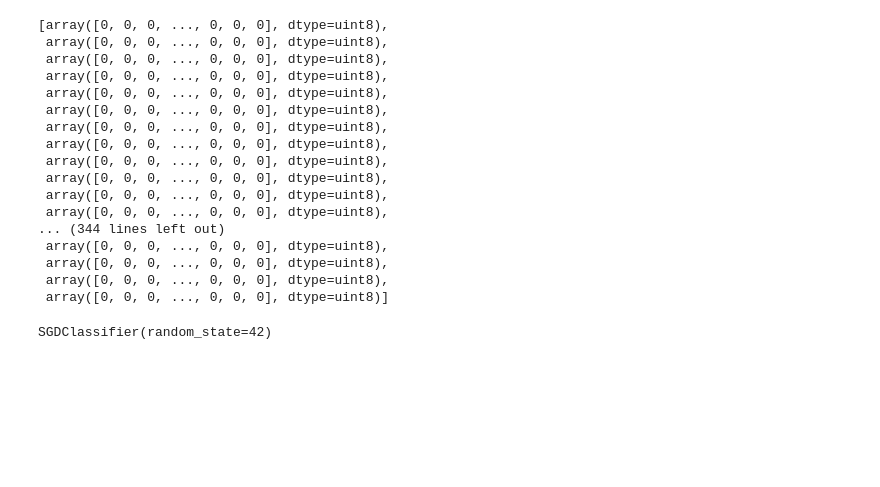
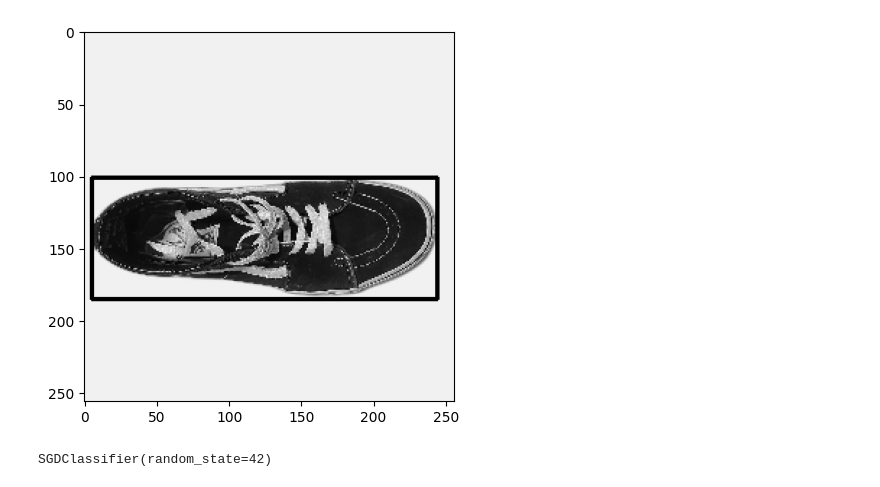
Before and after one commit to csrjr/mac0447EP, a Jupyter notebook: ImageClassifier/model.ipynb, the cells around one changed output. Saved outputs shown, nothing was run; the diff lists cells and outputs as text; code cells hidden in the pictures; blank space fills up the shorter version.

Commit message:
Add Feret Box construction and start classifier app.

```diff
--- a/ImageClassifier/model.ipynb
+++ b/ImageClassifier/model.ipynb
@@ -115,3 +114,22 @@ plt.show()
+# %%
+def get_feret_box(img_seg):
+    x_in, y_in = np.where(img_seg == 255)
+    box_min = (min(y_in), min(x_in))
+    box_max = (max(y_in), max(x_in))
+
+    return box_min, box_max
+# %%
+feret_box_imgs = []
+for i in range(len(augmented_dataset)):
+    img_copy = augmented_dataset[i].img.copy()
+    box_min, box_max = get_feret_box(edges_dataset[i].img)
+    cv2.rectangle(img_copy, box_min, box_max, 0, thickness=2)
+    feret_box_imgs.append(img_copy)
+# %%
+plt.imshow(feret_box_imgs[200], cmap='gray')
+plt.show()
+# %% [output]
+[figure, added]
 # %%
 from sklearn.model_selection import train_test_split
 
@@ -136,26 +154,6 @@ from sklearn.utils import shuffle
 
 X_train, y_train = shuffle(X_train, y_train, random_state=42)
 X_test, y_test = shuffle(X_test, y_test, random_state=42)
-# %%
-X_train
-# %% [output]
-[array([0, 0, 0, ..., 0, 0, 0], dtype=uint8),
- array([0, 0, 0, ..., 0, 0, 0], dtype=uint8),
- array([0, 0, 0, ..., 0, 0, 0], dtype=uint8),
- array([0, 0, 0, ..., 0, 0, 0], dtype=uint8),
- array([0, 0, 0, ..., 0, 0, 0], dtype=uint8),
- array([0, 0, 0, ..., 0, 0, 0], dtype=uint8),
- array([0, 0, 0, ..., 0, 0, 0], dtype=uint8),
- array([0, 0, 0, ..., 0, 0, 0], dtype=uint8),
- array([0, 0, 0, ..., 0, 0, 0], dtype=uint8),
- array([0, 0, 0, ..., 0, 0, 0], dtype=uint8),
- array([0, 0, 0, ..., 0, 0, 0], dtype=uint8),
- array([0, 0, 0, ..., 0, 0, 0], dtype=uint8),
-... (344 lines left out)
- array([0, 0, 0, ..., 0, 0, 0], dtype=uint8),
- array([0, 0, 0, ..., 0, 0, 0], dtype=uint8),
- array([0, 0, 0, ..., 0, 0, 0], dtype=uint8),
- array([0, 0, 0, ..., 0, 0, 0], dtype=uint8)]
 # %%
 from sklearn.linear_model import SGDClassifier
 
```
Also changed, not shown: parts of 11 cells of this notebook, 39 other files.
